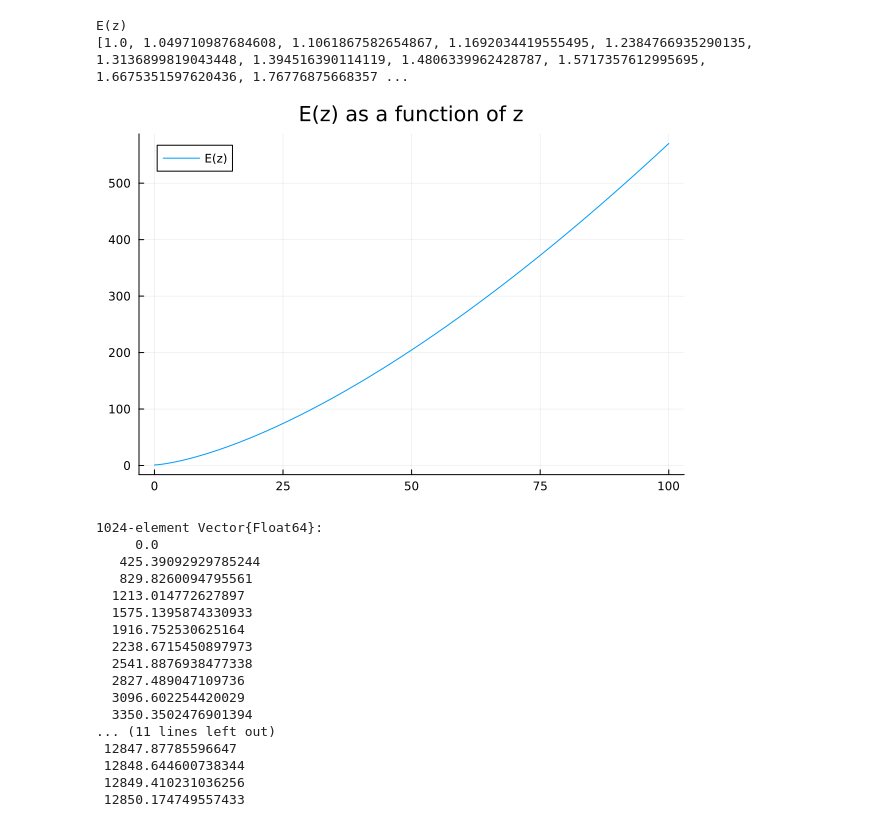
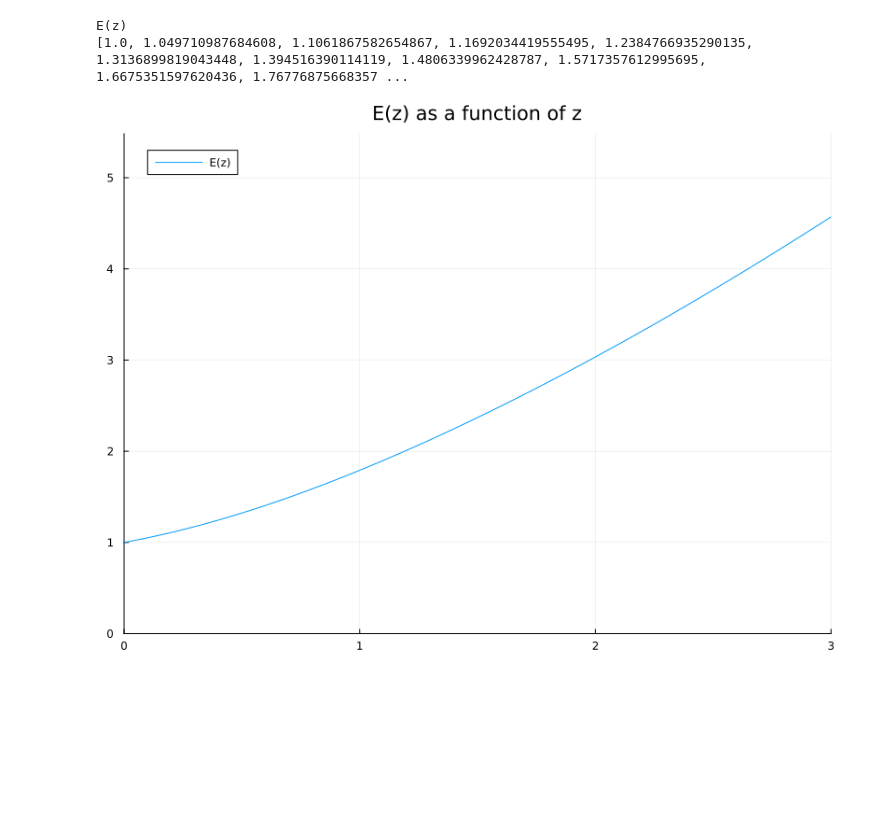
Before and after one commit to anvi-git/3D_Angular_Power_Spectrum, a Jupyter notebook: beyond_BLAST.ipynb, the cells around one changed output. Cells and saved outputs as stored; diff of their text form; code cells hidden in the pictures; blank space fills up the shorter version.

```diff
--- a/beyond_BLAST.ipynb
+++ b/beyond_BLAST.ipynb
@@ -54,27 +54,15 @@ println(E_z)
 E(z)
 [1.0, 1.049710987684608, 1.1061867582654867, 1.1692034419555495, 1.2384766935290135, 1.3136899819043448, 1.394516390114119, 1.4806339962428787, 1.5717357612995695, 1.6675351597620436, 1.76776875668357 ...
 # %%
-plot(z_b, E_z, label="E(z)", title = "E(z) as a function of z")
+plot(z_b, E_z,
+label="E(z)",
+title = "E(z) as a function of z",
+xlims=(0, 3),
+ylims=(0,(Blast.compute_adimensional_hubble_factor(3.0, cosmo))*1.2),
+size=(800, 600),
+legend=:topleft
+#,dpi = 400
+)
 # %% [output]
-[figure, old version]
+[figure, new version]
-# %%
-chi_computed = Blast.compute_χ.(z_b, Ref(cosmo))
-# %% [output]
-1024-element Vector{Float64}:
-     0.0
-   425.39092929785244
-   829.8260094795561
-  1213.014772627897
-  1575.1395874330933
-  1916.752530625164
-  2238.6715450897973
-  2541.8876938477338
-  2827.489047109736
-  3096.602254420029
-  3350.3502476901394
-... (11 lines left out)
- 12847.87785596647
- 12848.644600738344
- 12849.410231036256
- 12850.174749557433
 # %%
```
Also changed, not shown: parts of 1 cell of this notebook.
